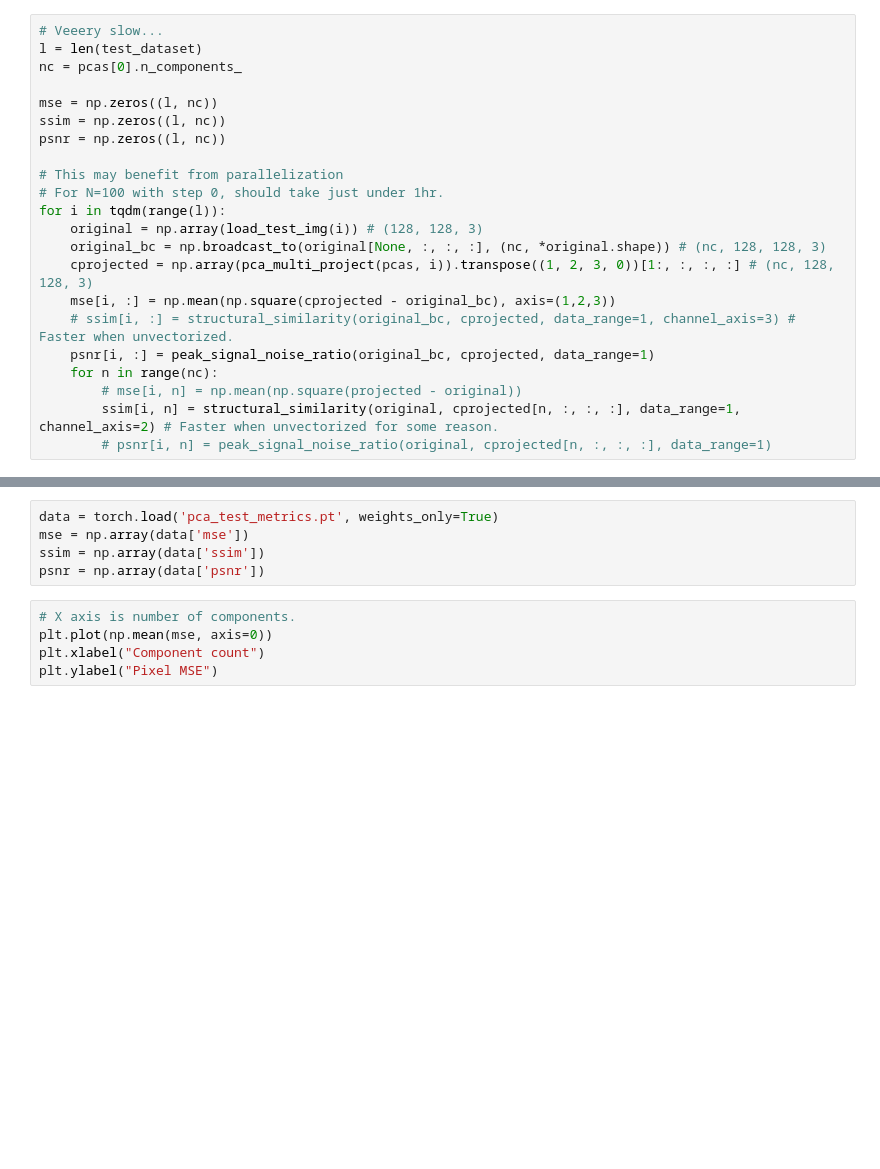
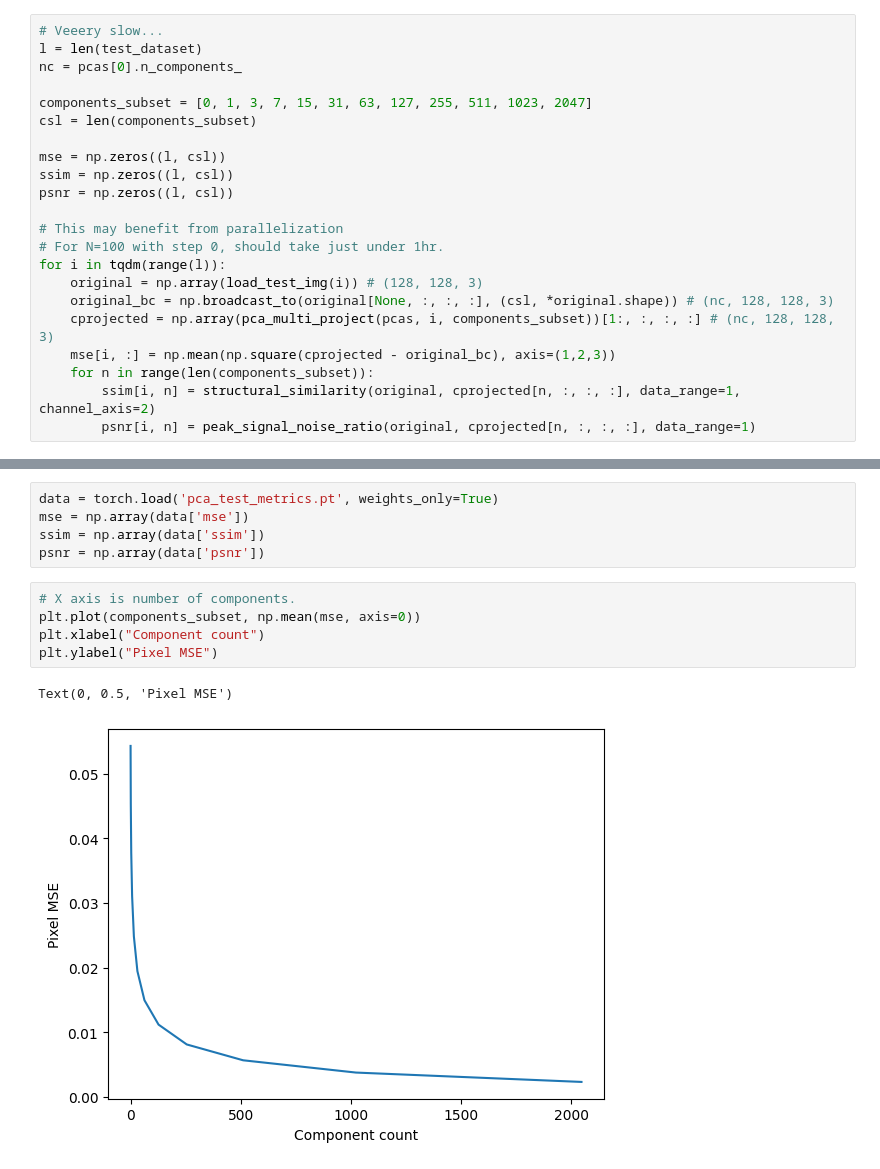
Before and after one commit to EricOldgren/MATH-412_Stat_ML, a Jupyter notebook: PCA-Test.ipynb, the cells around one changed output, grey strips where cells are left out. Cells and saved outputs as stored; diff of their text form; blank space fills up the shorter version.

```diff
--- a/PCA-Test.ipynb
+++ b/PCA-Test.ipynb
@@ -170,22 +218,22 @@ plt.imshow(show_img(pca_project(pcas, idx, n=100)))
 l = len(test_dataset)
 nc = pcas[0].n_components_
 
-mse = np.zeros((l, nc))
-ssim = np.zeros((l, nc))
-psnr = np.zeros((l, nc))
+components_subset = [0, 1, 3, 7, 15, 31, 63, 127, 255, 511, 1023, 2047]
+csl = len(components_subset)
+
+mse = np.zeros((l, csl))
+ssim = np.zeros((l, csl))
+psnr = np.zeros((l, csl))
 
 # This may benefit from parallelization
 # For N=100 with step 0, should take just under 1hr.
 for i in tqdm(range(l)):
     original = np.array(load_test_img(i)) # (128, 128, 3)
-    original_bc = np.broadcast_to(original[None, :, :, :], (nc, *original.shape)) # (nc, 128, 128, 3)
-    cprojected = np.array(pca_multi_project(pcas, i)).transpose((1, 2, 3, 0))[1:, :, :, :] # (nc, 128, 128, 3)
+    original_bc = np.broadcast_to(original[None, :, :, :], (csl, *original.shape)) # (nc, 128, 128, 3)
+    cprojected = np.array(pca_multi_project(pcas, i, components_subset))[1:, :, :, :] # (nc, 128, 128, 3)
     mse[i, :] = np.mean(np.square(cprojected - original_bc), axis=(1,2,3))
-    # ssim[i, :] = structural_similarity(original_bc, cprojected, data_range=1, channel_axis=3) # Faster when unvectorized.
-    psnr[i, :] = peak_signal_noise_ratio(original_bc, cprojected, data_range=1)
-    for n in range(nc):
-        # mse[i, n] = np.mean(np.square(projected - original))
-        ssim[i, n] = structural_similarity(original, cprojected[n, :, :, :], data_range=1, channel_axis=2) # Faster when unvectorized for some reason.
-        # psnr[i, n] = peak_signal_noise_ratio(original, cprojected[n, :, :, :], data_range=1)
+    for n in range(len(components_subset)):
+        ssim[i, n] = structural_similarity(original, cprojected[n, :, :, :], data_range=1, channel_axis=2)
+        psnr[i, n] = peak_signal_noise_ratio(original, cprojected[n, :, :, :], data_range=1)
 # %%
 torch.save({
@@ -200,7 +249,10 @@ ssim = np.array(data['ssim'])
 psnr = np.array(data['psnr'])
 # %%
 # X axis is number of components.
-plt.plot(np.mean(mse, axis=0))
+plt.plot(components_subset, np.mean(mse, axis=0))
 plt.xlabel("Component count")
 plt.ylabel("Pixel MSE")
+# %% [output]
+Text(0, 0.5, 'Pixel MSE')
+[figure, added]
 # %%
```
Also changed, not shown: parts of 15 cells of this notebook.
